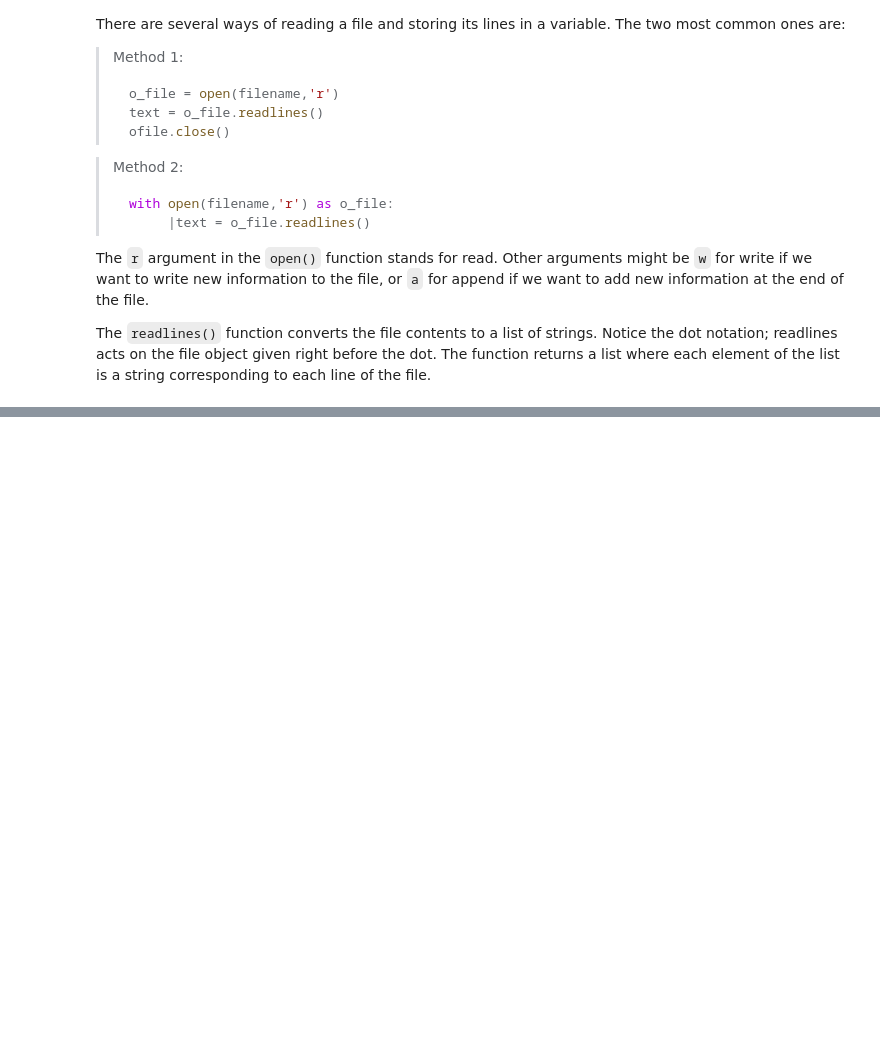
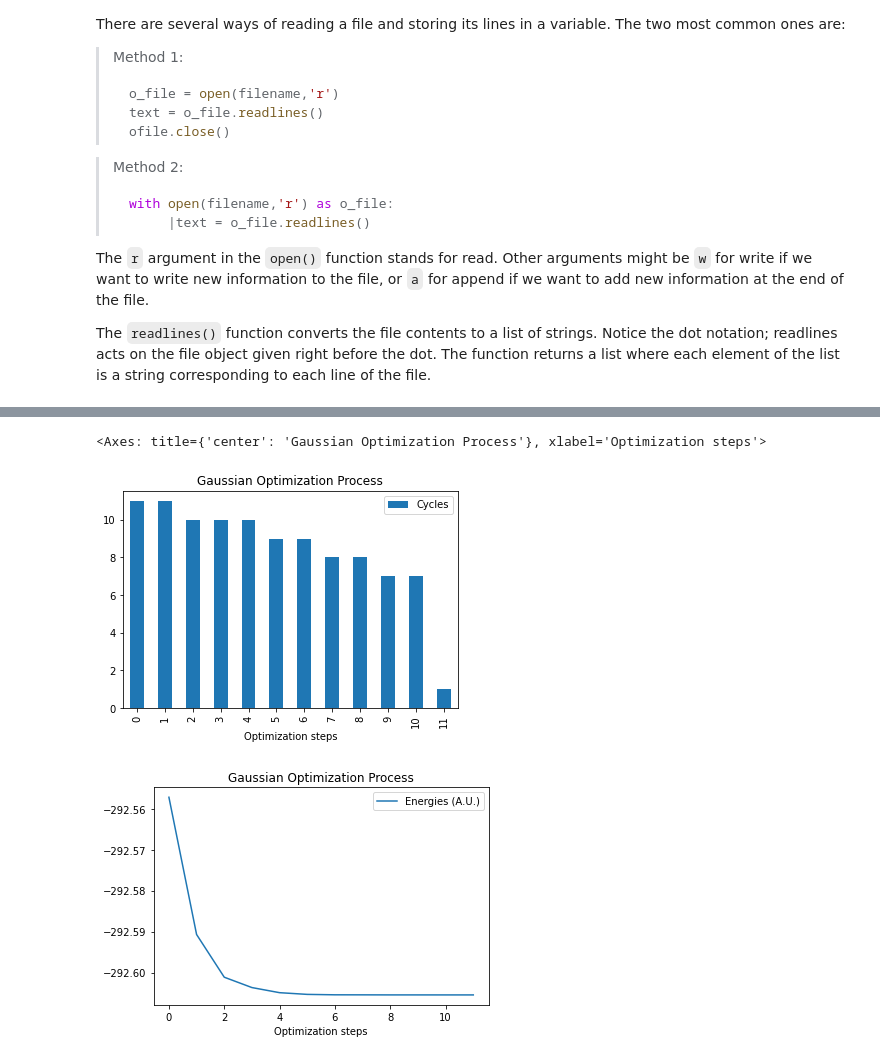
Before and after one commit to sylhare/Type-on-Strap, a Jupyter notebook: course_materials/session_0_klem_iribarren/session_0_python_introduction.ipynb, the cells around one changed output, grey strips where cells are left out. Cells and saved outputs as stored; diff of their text form; code cells hidden in the pictures; blank space fills up the shorter version.

```diff
--- a/course_materials/session_0_klem_iribarren/session_0_python_introduction.ipynb
+++ b/course_materials/session_0_klem_iribarren/session_0_python_introduction.ipynb
@@ -368,0 +469,9 @@ With all examples above, create a function that extracts only the last match of
+# %%
+# line plots are usually better to show trends over a series, like a function convergence.
+# Since the number of cycles per SCF calculation is not something converging over time, it is better to display that a different way, like with a bar plot.
+df.plot(xlabel="Optimization steps", y="Cycles", kind="bar", title="Gaussian Optimization Process")
+df.plot(xlabel="Optimization steps", y="Energies (A.U.)", title="Gaussian Optimization Process")
+# %% [output]
+<Axes: title={'center': 'Gaussian Optimization Process'}, xlabel='Optimization steps'>
+[figure, added]
+[figure, added]
```
Also changed, not shown: parts of 41 cells of this notebook, 8 other files.
